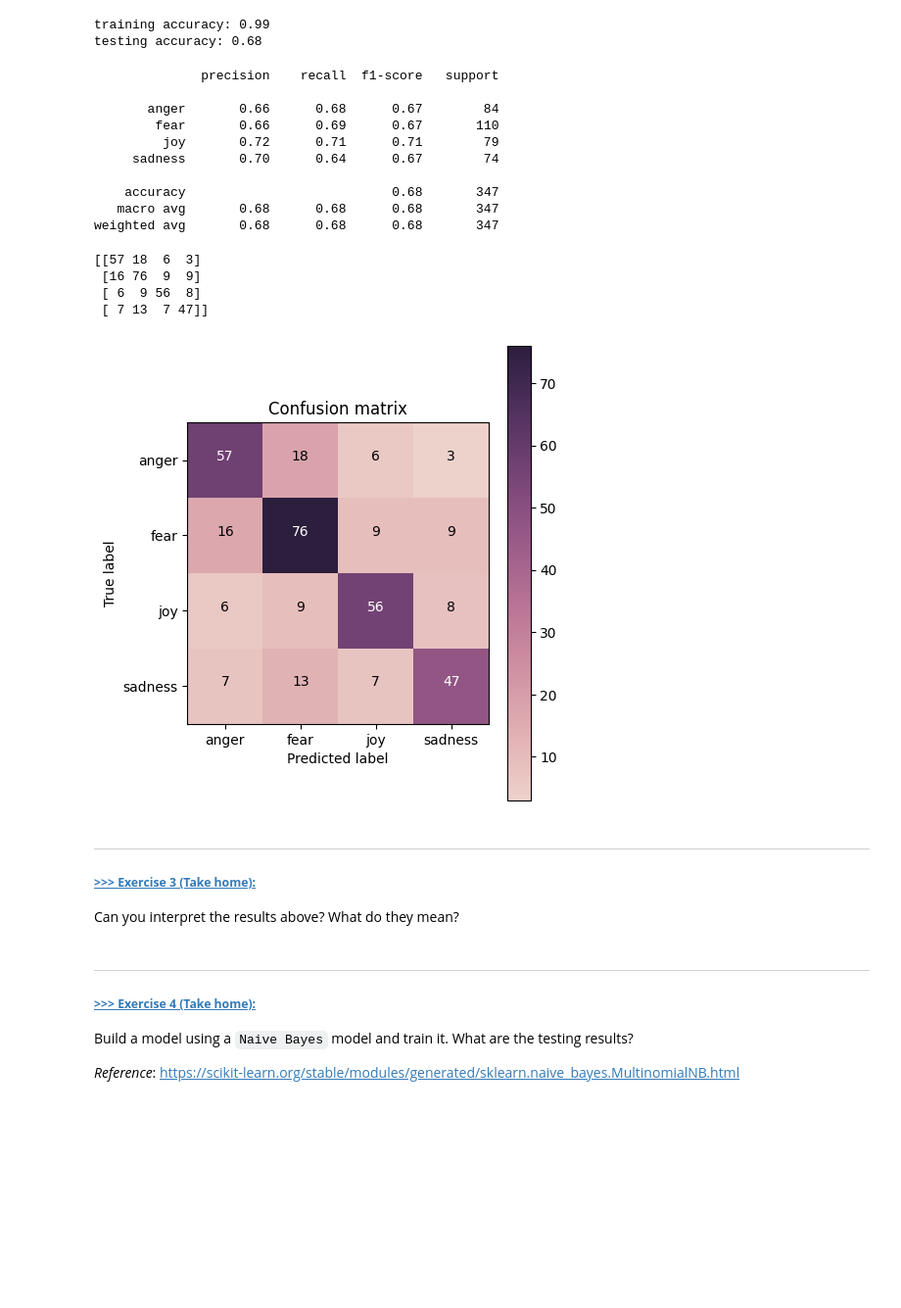
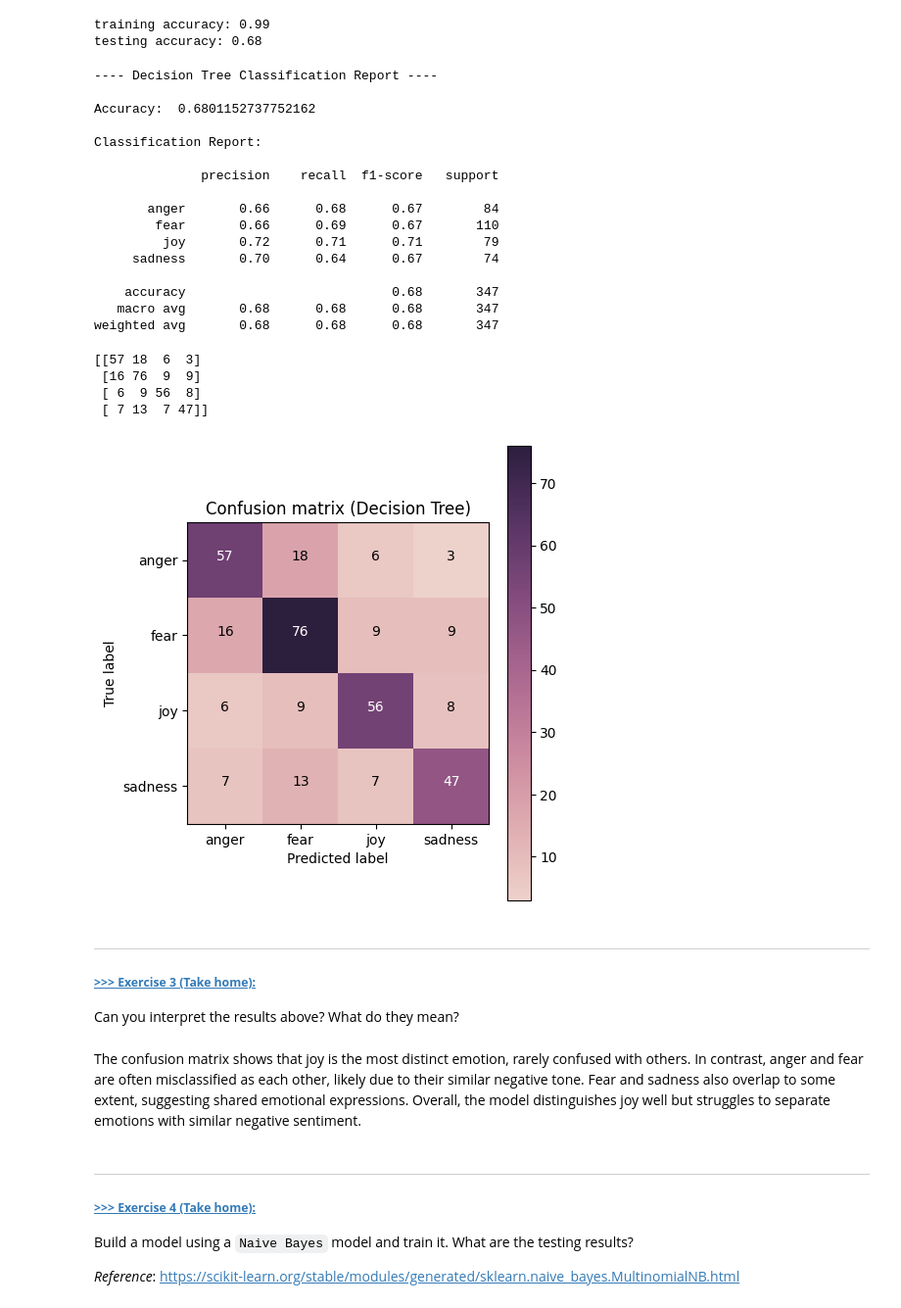
Before and after one commit to r0wan1ooo5/DM2025-Lab2-Exercise, a Jupyter notebook: DM2025-Lab2-Master-Phase_1.ipynb, the cells around one changed output. Shown at 98% size. Cells and saved outputs as stored; diff of their text form; code cells hidden in the pictures; blank space fills up the shorter version.

```diff
--- a/DM2025-Lab2-Master-Phase_1.ipynb
+++ b/DM2025-Lab2-Master-Phase_1.ipynb
@@ -371,8 +442,17 @@ testing accuracy: 0.68
 ## precision, recall, f1-score,
 from sklearn.metrics import classification_report
 
+print("---- Decision Tree Classification Report ----\n")
+print("Accuracy: ", acc_test)
+print("\nClassification Report:\n")
 print(classification_report(y_true=y_test, y_pred=y_test_pred))
 # %% [output]
+---- Decision Tree Classification Report ----
+
+Accuracy:  0.6801152737752162
+
+Classification Report:
+
               precision    recall  f1-score   support
 
        anger       0.66      0.68      0.67        84
@@ -432,9 +512,9 @@ def plot_confusion_matrix(cm, classes, title='Confusion matrix',
 # %%
 # plot your confusion matrix
 my_tags = ['anger', 'fear', 'joy', 'sadness']
-plot_confusion_matrix(cm, classes=my_tags, title='Confusion matrix')
+plot_confusion_matrix(cm, classes=my_tags, title='Confusion matrix (Decision Tree)')
 # %% [output]
-[figure, old version]
+[figure, new version]
 # %% [markdown]
 ---
 ##### <a id='toc1_8_1_1_1_'></a>[**>>> Exercise 3 (Take home):**](#toc0_)
@@ -444,3 +524,5 @@ Can you interpret the results above? What do they mean?
+# %% [markdown]
+The confusion matrix shows that joy is the most distinct emotion, rarely confused with others. In contrast, anger and fear are often misclassified as each other, likely due to their similar negative tone. Fear and sadness also overlap to some extent, suggesting shared emotional expressions. Overall, the model distinguishes joy well but struggles to separate emotions with similar negative sentiment.
 # %% [markdown]
 ---
 ##### <a id='toc1_8_1_1_2_'></a>[**>>> Exercise 4 (Take home):**](#toc0_)
```
Also changed, not shown: parts of 48 cells of this notebook.
